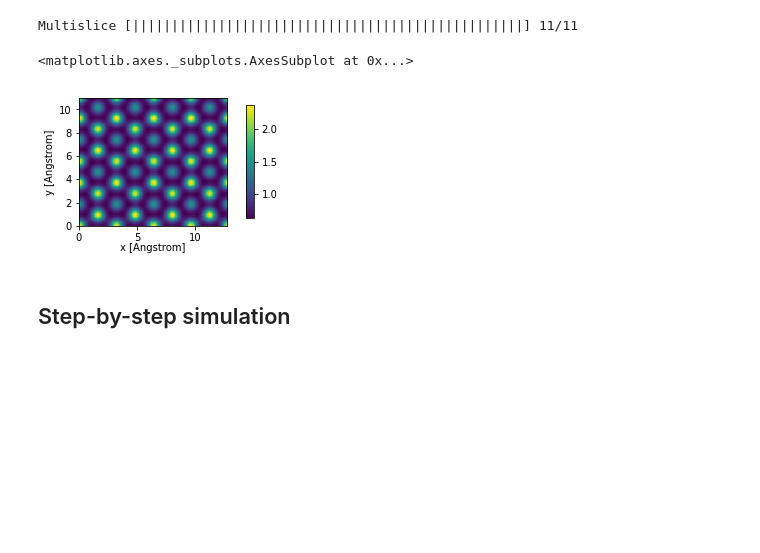
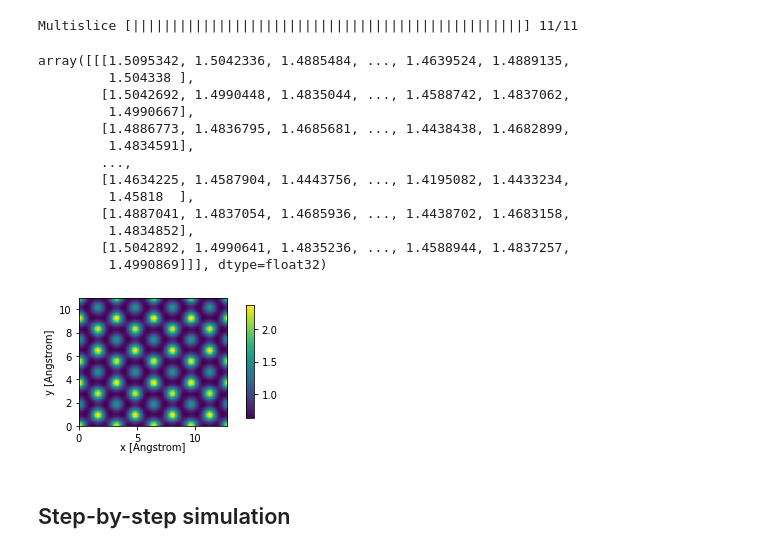
Before and after one commit to jacobjma/tensorwaves, a Jupyter notebook: examples/basics/basic_hrtem_simulation.ipynb, the cells around one changed output. Cells and saved outputs as stored; diff of their text form; code cells hidden in the pictures; blank space fills up the shorter version.

```diff
--- a/examples/basics/basic_hrtem_simulation.ipynb
+++ b/examples/basics/basic_hrtem_simulation.ipynb
@@ -26,11 +26,24 @@ waves = waves.apply_ctf(defocus=200, aperture_cutoff=.03)
 # %% [output]
 Multislice [||||||||||||||||||||||||||||||||||||||||||||||||||] 11/11
 # %%
-image = waves.image()
+image = waves.intensity()
 image.show()
+image.numpy()
 # %% [output]
-<matplotlib.axes._subplots.AxesSubplot at 0x...>
+array([[[1.5095342, 1.5042336, 1.4885484, ..., 1.4639524, 1.4889135,
+         1.504338 ],
+        [1.5042692, 1.4990448, 1.4835044, ..., 1.4588742, 1.4837062,
+         1.4990667],
+        [1.4886773, 1.4836795, 1.4685681, ..., 1.4438438, 1.4682899,
+         1.4834591],
+        ...,
+        [1.4634225, 1.4587904, 1.4443756, ..., 1.4195082, 1.4433234,
+         1.45818  ],
+        [1.4887041, 1.4837054, 1.4685936, ..., 1.4438702, 1.4683158,
+         1.4834852],
+        [1.5042892, 1.4990641, 1.4835236, ..., 1.4588944, 1.4837257,
+         1.4990869]]], dtype=float32)
-[figure, old version]
+[figure, new version]
 # %% [markdown]
 ## Step-by-step simulation
 # %% [markdown]
```
Also changed, not shown: 18 other files.
